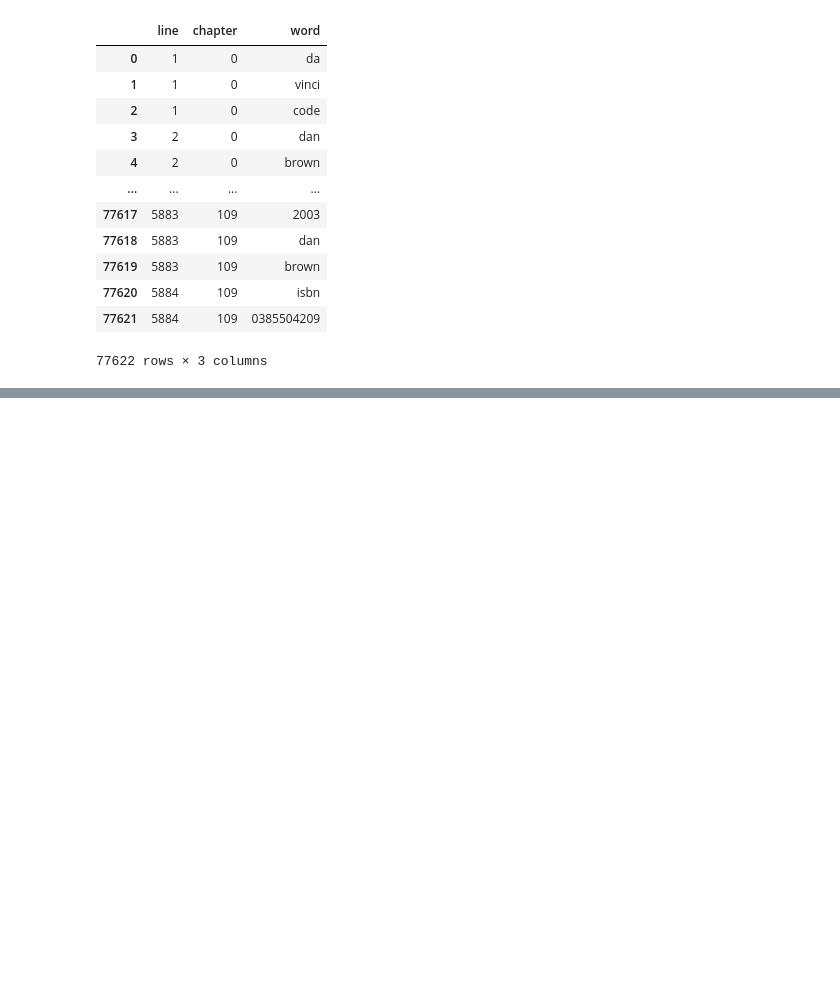
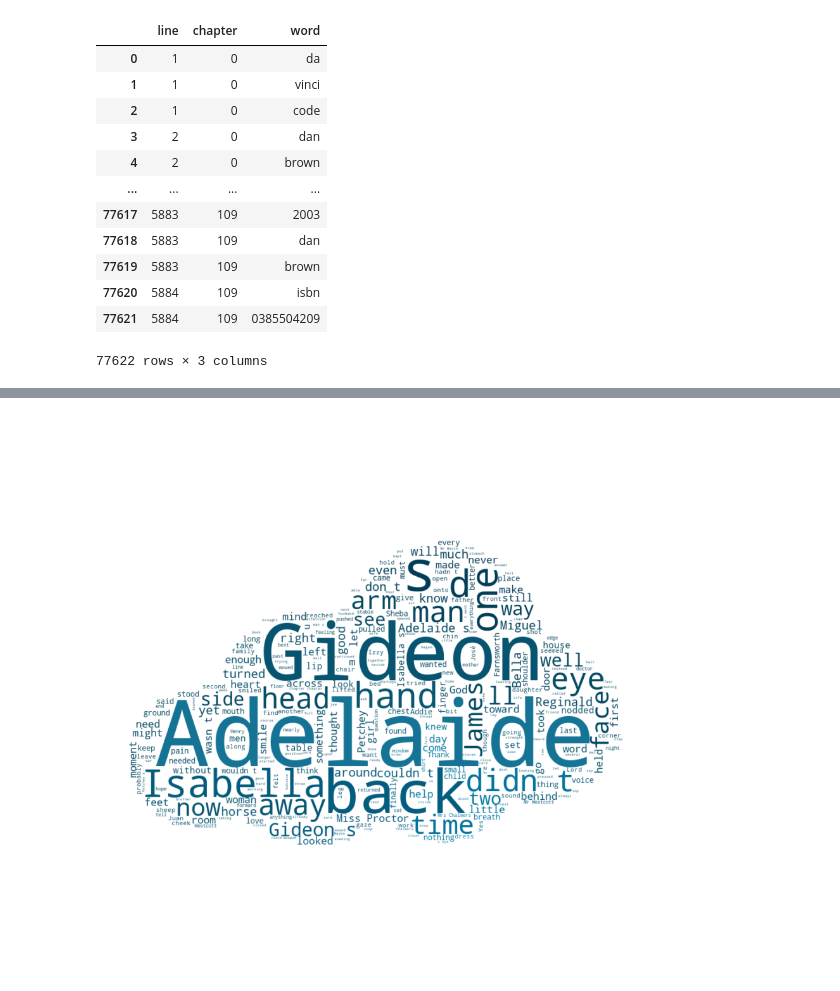
Before and after one commit to miricel/DM-project, a Jupyter notebook: project.ipynb, the cells around one changed output, grey strips where cells are left out. Cells and saved outputs as stored; diff of their text form; code cells hidden in the pictures; blank space fills up the shorter version.

```diff
--- a/project.ipynb
+++ b/project.ipynb
@@ -443,0 +479,15 @@ cosmos_df
+# %%
+#Create the mask
+clouds_mask = np.array(Image.open("clouds.png"))
+
+clouds2_mask = np.array(Image.open("cloudss.png"))
+color_mask = ImageColorGenerator(clouds2_mask)
+
+wordcloud = WordCloud(background_color="white", mode="RGBA", max_words=300, max_font_size=500, mask=clouds_mask).generate(clouds_text)
+# create coloring from image
+plt.figure(figsize=[16,16])
+plt.imshow(wordcloud.recolor(color_func=color_mask), interpolation="bilinear")
+plt.axis("off")
+plt.show()
+# %% [output]
+[figure, added]
```
Also changed, not shown: parts of 15 cells of this notebook, 11 other files.
